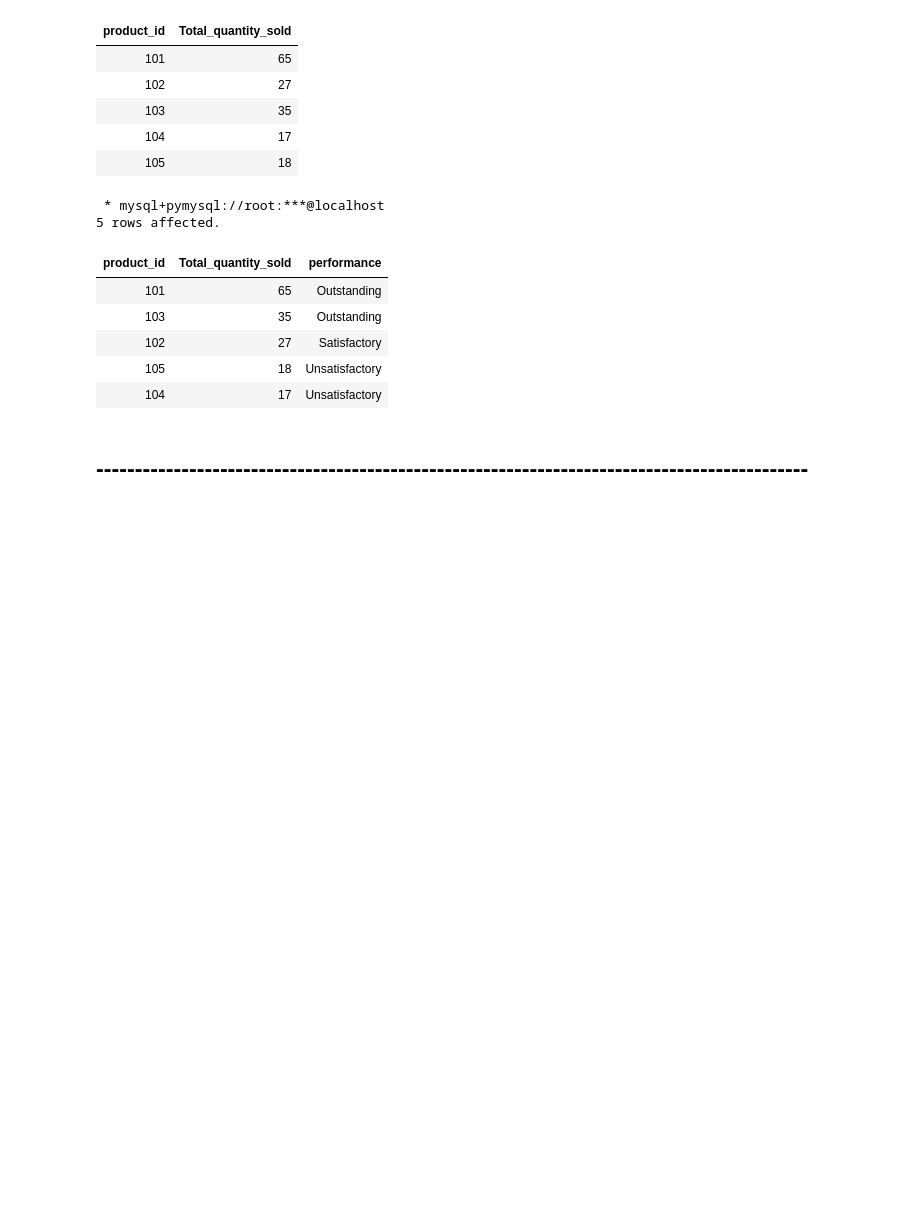
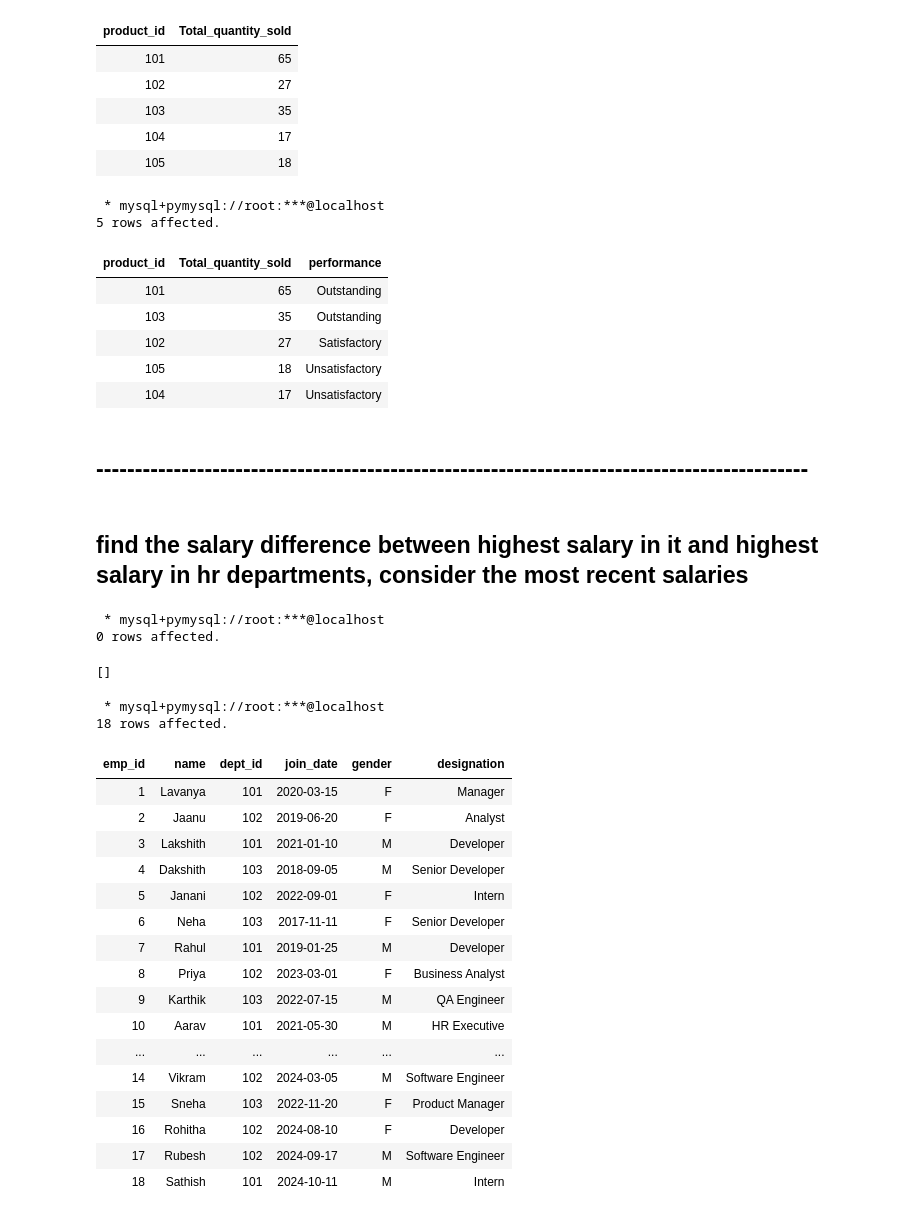
Before and after one commit to sanjaybaskaran1/jupyter-sql, a Jupyter notebook: CASE STATEMENT BASED INTERVIEW QUESTIONS.ipynb, the cells around one changed output. Drawn from its saved outputs; the diff is of its cells as text; code cells hidden in the pictures; blank space fills up the shorter version.

```diff
--- a/CASE STATEMENT BASED INTERVIEW QUESTIONS.ipynb
+++ b/CASE STATEMENT BASED INTERVIEW QUESTIONS.ipynb
@@ -237,3 +237,35 @@ order by Total_quantity_sold desc;
 | 104 | 17 | Unsatisfactory |
 # %% [markdown]
 ## --------------------------------------------------------------------------------------------
+# %% [markdown]
+## find the salary difference between highest salary in it and highest salary in hr departments, consider the most recent salaries
+# %%
+%%sql
+use subqueries;
+# %% [output]
+ * mysql+pymysql://root:***@localhost
+0 rows affected.
+[]
+# %%
+%%sql
+select * from employees;
+# %% [output]
+ * mysql+pymysql://root:***@localhost
+18 rows affected.
+| emp_id | name | dept_id | join_date | gender | designation |
+| 1 | Lavanya | 101 | 2020-03-15 | F | Manager |
+| 2 | Jaanu | 102 | 2019-06-20 | F | Analyst |
+| 3 | Lakshith | 101 | 2021-01-10 | M | Developer |
+| 4 | Dakshith | 103 | 2018-09-05 | M | Senior Developer |
+| 5 | Janani | 102 | 2022-09-01 | F | Intern |
+| 6 | Neha | 103 | 2017-11-11 | F | Senior Developer |
+| 7 | Rahul | 101 | 2019-01-25 | M | Developer |
+| 8 | Priya | 102 | 2023-03-01 | F | Business Analyst |
+| 9 | Karthik | 103 | 2022-07-15 | M | QA Engineer |
+| 10 | Aarav | 101 | 2021-05-30 | M | HR Executive |
+| ... | ... | ... | ... | ... | ... |
+| 14 | Vikram | 102 | 2024-03-05 | M | Software Engineer |
+| 15 | Sneha | 103 | 2022-11-20 | F | Product Manager |
+| 16 | Rohitha | 102 | 2024-08-10 | F | Developer |
+| 17 | Rubesh | 102 | 2024-09-17 | M | Software Engineer |
+| 18 | Sathish | 101 | 2024-10-11 | M | Intern |
```
Also changed, not shown: parts of 14 cells of this notebook.
